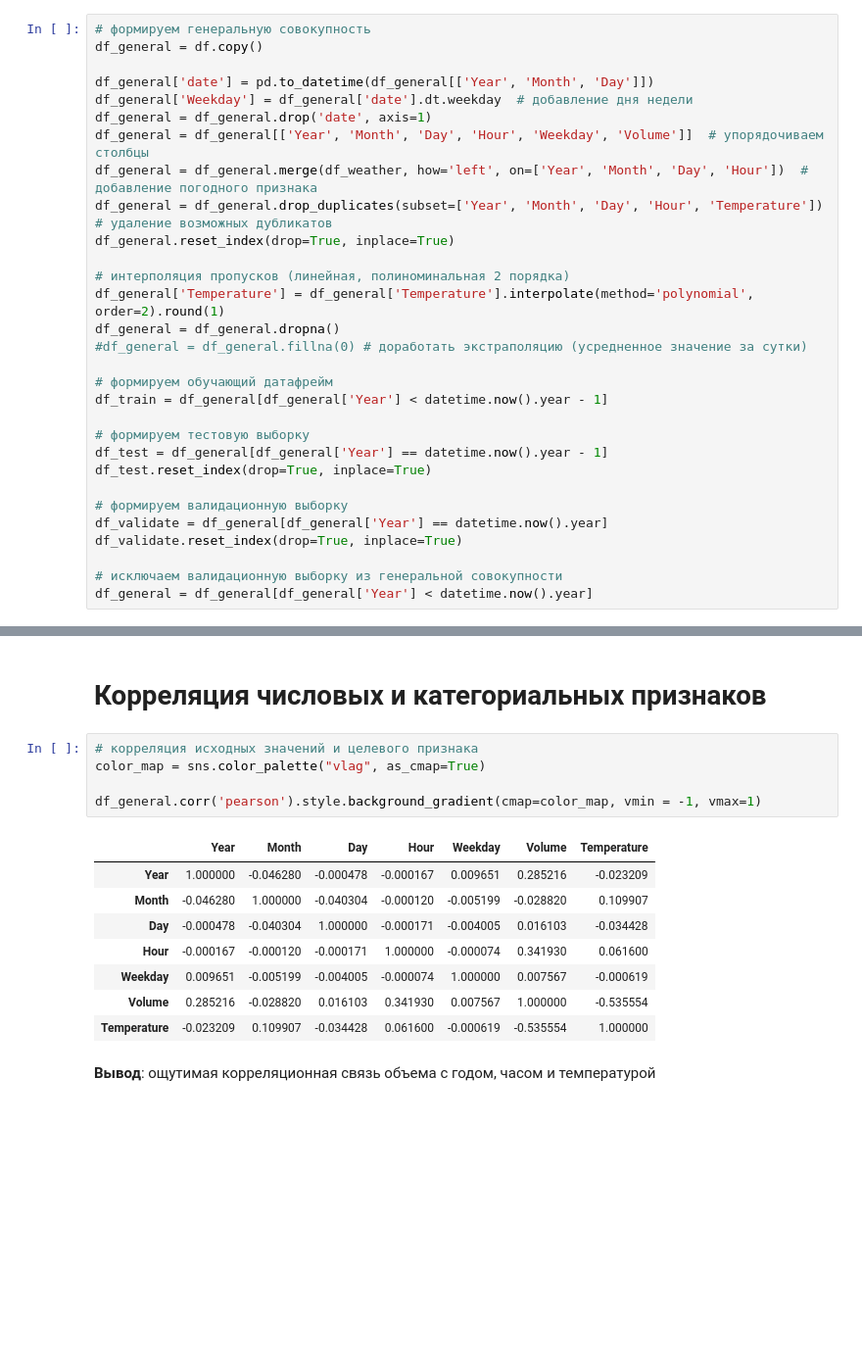
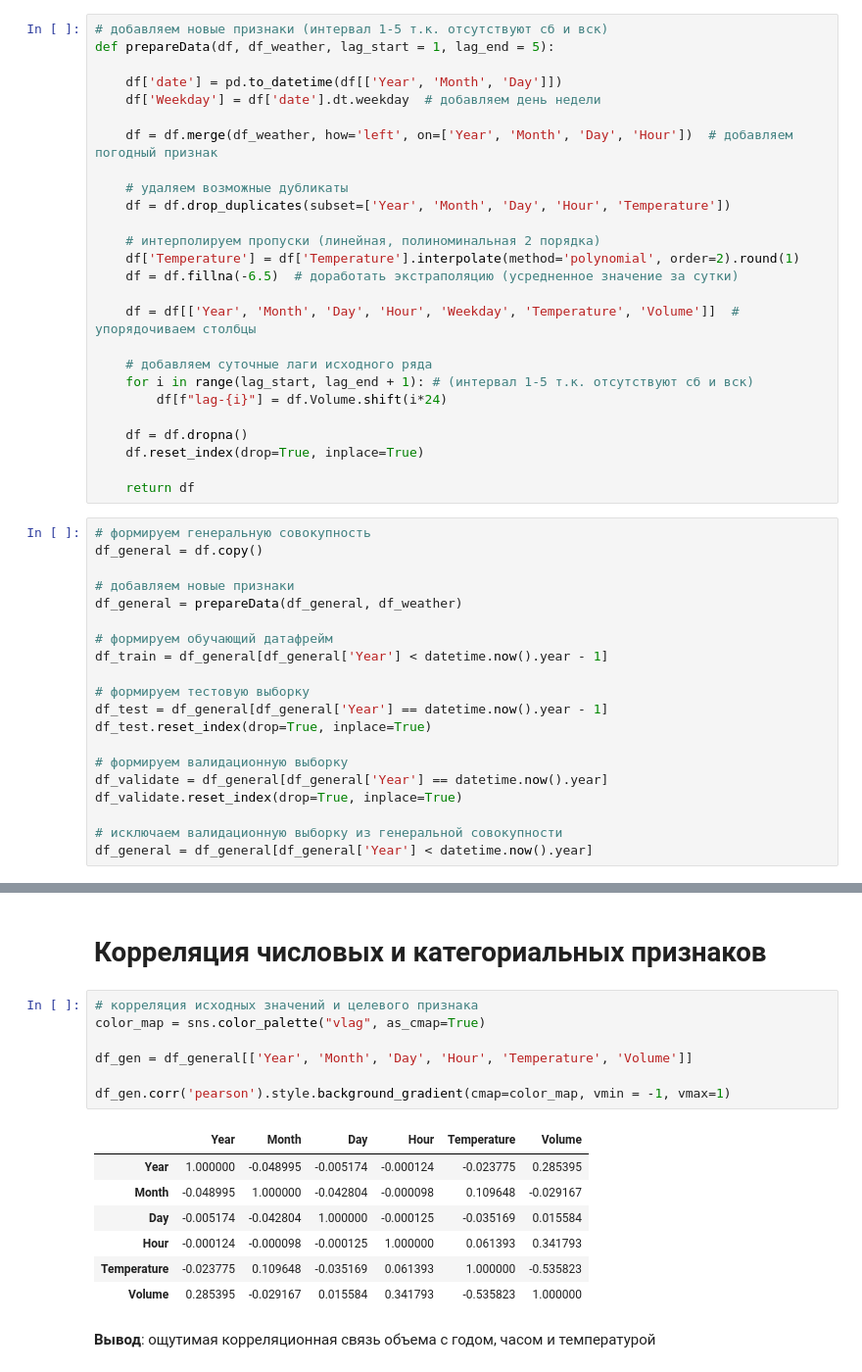
Before and after one commit to caapel/ForecastPowerEnergy, a Jupyter notebook: volume_energy_analisys(2023) XGBoost.ipynb, the cells around one changed output, grey strips where cells are left out. Shown at 98% size. Drawn from its saved outputs; the diff is of its cells as text; blank space fills up the shorter version.

```diff
--- a/volume_energy_analisys(2023) XGBoost.ipynb
+++ b/volume_energy_analisys(2023) XGBoost.ipynb
@@ -210,22 +210,38 @@ df_weather
 #df_weather = df_weather[['Year', 'Month', 'Day', 'Hour', 'Temperature']]
 # %% [markdown]
 # Подготовка обучающего, тестового и валидационного фреймов
+# %%
+# добавляем новые признаки (интервал 1-5 т.к. отсутствуют сб и вск)
+def prepareData(df, df_weather, lag_start = 1, lag_end = 5):
+
+    df['date'] = pd.to_datetime(df[['Year', 'Month', 'Day']])
+    df['Weekday'] = df['date'].dt.weekday  # добавляем день недели
+
+    df = df.merge(df_weather, how='left', on=['Year', 'Month', 'Day', 'Hour'])  # добавляем погодный признак
+
+    # удаляем возможные дубликаты
+    df = df.drop_duplicates(subset=['Year', 'Month', 'Day', 'Hour', 'Temperature'])
+
+    # интерполируем пропуски (линейная, полиноминальная 2 порядка)
+    df['Temperature'] = df['Temperature'].interpolate(method='polynomial', order=2).round(1)
+    df = df.fillna(-6.5)  # доработать экстраполяцию (усредненное значение за сутки)
+
+    df = df[['Year', 'Month', 'Day', 'Hour', 'Weekday', 'Temperature', 'Volume']]  # упорядочиваем столбцы
+
+    # добавляем суточные лаги исходного ряда
+    for i in range(lag_start, lag_end + 1): # (интервал 1-5 т.к. отсутствуют сб и вск)
+        df[f"lag-{i}"] = df.Volume.shift(i*24)
+
+    df = df.dropna()
+    df.reset_index(drop=True, inplace=True)
+
+    return df
 # %%
 # формируем генеральную совокупность
 df_general = df.copy()
 
-df_general['date'] = pd.to_datetime(df_general[['Year', 'Month', 'Day']])
-df_general['Weekday'] = df_general['date'].dt.weekday  # добавление дня недели
-df_general = df_general.drop('date', axis=1)
-df_general = df_general[['Year', 'Month', 'Day', 'Hour', 'Weekday', 'Volume']]  # упорядочиваем столбцы
-df_general = df_general.merge(df_weather, how='left', on=['Year', 'Month', 'Day', 'Hour'])  # добавление погодного признака
-df_general = df_general.drop_duplicates(subset=['Year', 'Month', 'Day', 'Hour', 'Temperature'])  # удаление возможных дубликатов
-df_general.reset_index(drop=True, inplace=True)
-
-# интерполяция пропусков (линейная, полиноминальная 2 порядка)
-df_general['Temperature'] = df_general['Temperature'].interpolate(method='polynomial', order=2).round(1)
-df_general = df_general.dropna()
-#df_general = df_general.fillna(0) # доработать экстраполяцию (усредненное значение за сутки)
+# добавляем новые признаки
+df_general = prepareData(df_general, df_weather)
 
 # формируем обучающий датафрейм
 df_train = df_general[df_general['Year'] < datetime.now().year - 1]
@@ -384,16 +391,17 @@ plt.legend()
 # %%
 # корреляция исходных значений и целевого признака
 color_map = sns.color_palette("vlag", as_cmap=True)
 
-df_general.corr('pearson').style.background_gradient(cmap=color_map, vmin = -1, vmax=1)
+df_gen = df_general[['Year', 'Month', 'Day', 'Hour', 'Temperature', 'Volume']]
+
+df_gen.corr('pearson').style.background_gradient(cmap=color_map, vmin = -1, vmax=1)
 # %% [output]
-|  | Year | Month | Day | Hour | Weekday | Volume | Temperature |
-| Year | 1.000000 | -0.046280 | -0.000478 | -0.000167 | 0.009651 | 0.285216 | -0.023209 |
-| Month | -0.046280 | 1.000000 | -0.040304 | -0.000120 | -0.005199 | -0.028820 | 0.109907 |
-| Day | -0.000478 | -0.040304 | 1.000000 | -0.000171 | -0.004005 | 0.016103 | -0.034428 |
-| Hour | -0.000167 | -0.000120 | -0.000171 | 1.000000 | -0.000074 | 0.341930 | 0.061600 |
-| Weekday | 0.009651 | -0.005199 | -0.004005 | -0.000074 | 1.000000 | 0.007567 | -0.000619 |
-| Volume | 0.285216 | -0.028820 | 0.016103 | 0.341930 | 0.007567 | 1.000000 | -0.535554 |
-| Temperature | -0.023209 | 0.109907 | -0.034428 | 0.061600 | -0.000619 | -0.535554 | 1.000000 |
+|  | Year | Month | Day | Hour | Temperature | Volume |
+| Year | 1.000000 | -0.048995 | -0.005174 | -0.000124 | -0.023775 | 0.285395 |
+| Month | -0.048995 | 1.000000 | -0.042804 | -0.000098 | 0.109648 | -0.029167 |
+| Day | -0.005174 | -0.042804 | 1.000000 | -0.000125 | -0.035169 | 0.015584 |
+| Hour | -0.000124 | -0.000098 | -0.000125 | 1.000000 | 0.061393 | 0.341793 |
+| Temperature | -0.023775 | 0.109648 | -0.035169 | 0.061393 | 1.000000 | -0.535823 |
+| Volume | 0.285395 | -0.029167 | 0.015584 | 0.341793 | -0.535823 | 1.000000 |
 # %% [markdown]
 **Вывод**: ощутимая корреляционная связь объема с годом, часом и температурой
```
Also changed, not shown: parts of 52 cells of this notebook, 1 other file.
